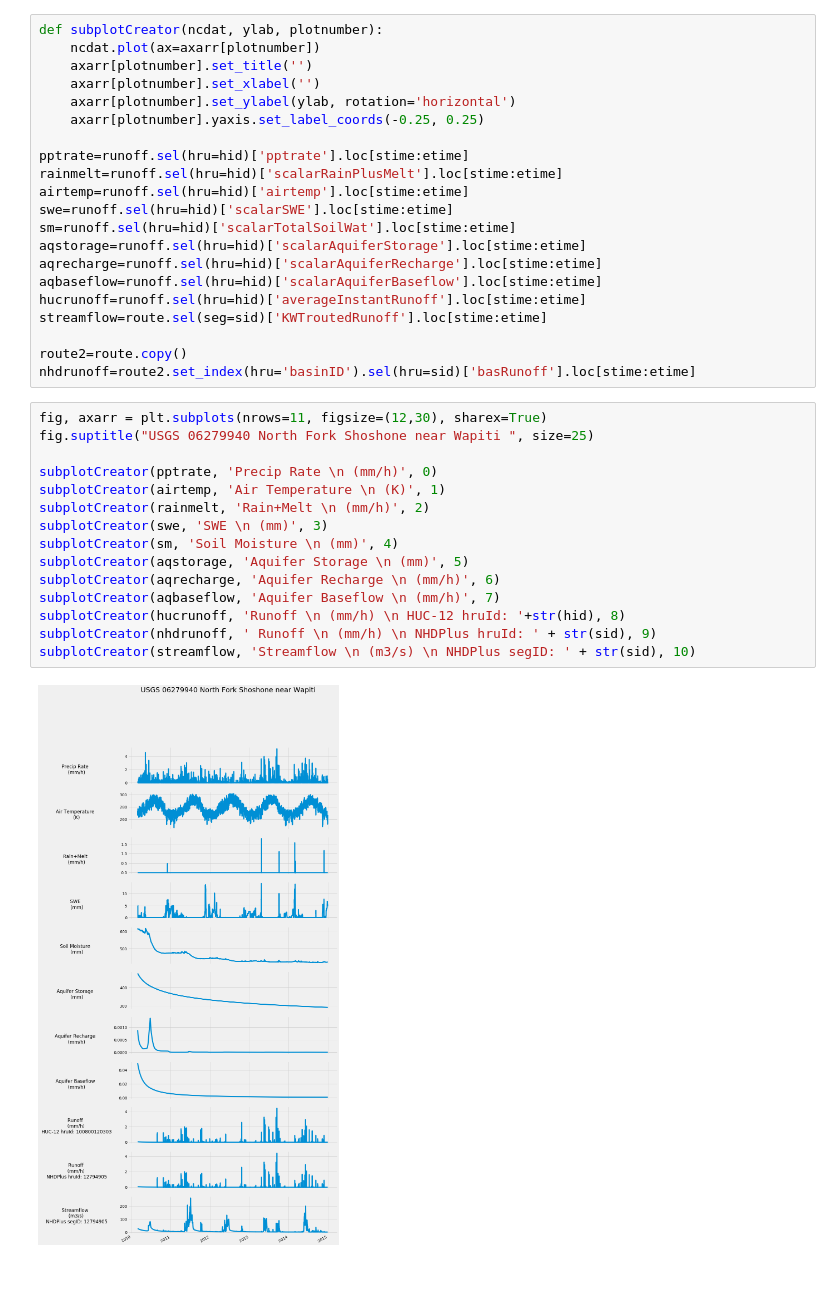
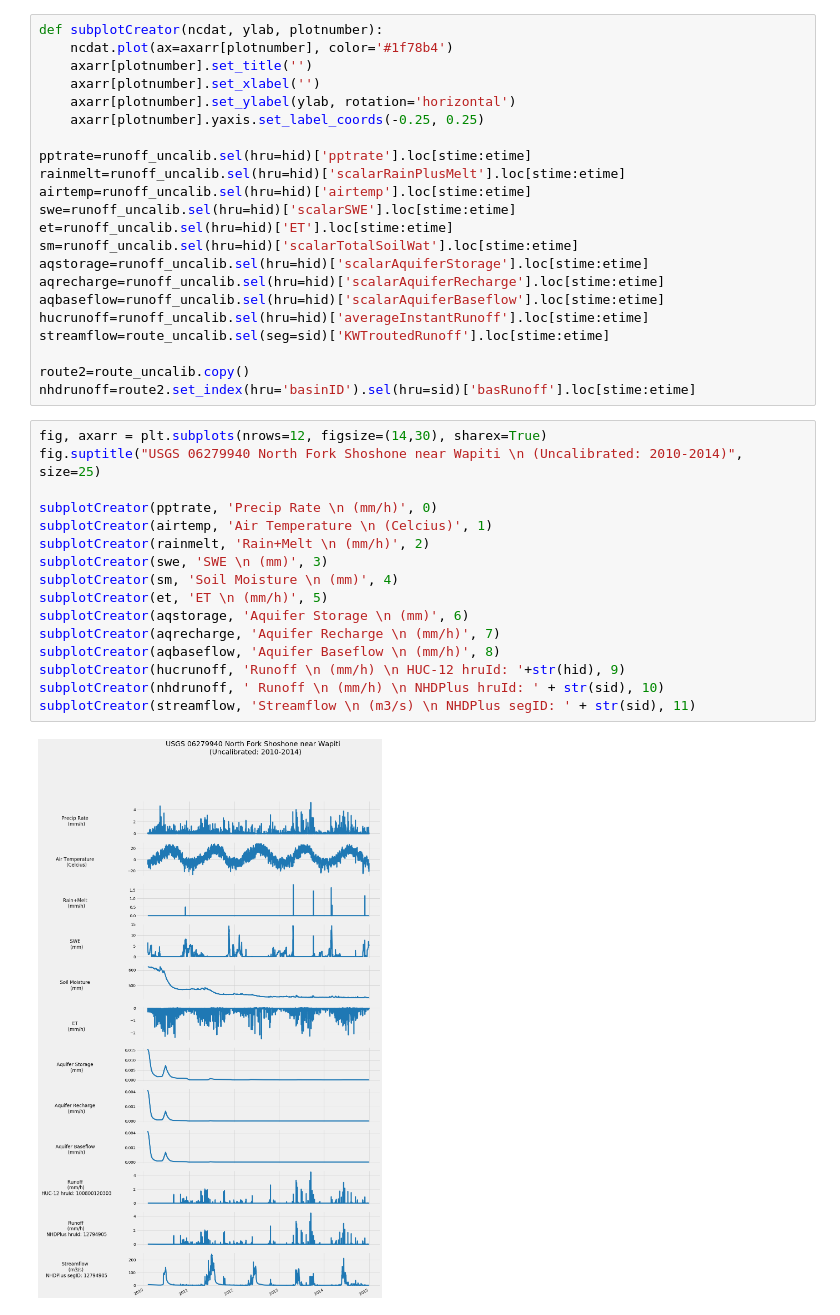
Before and after one commit to hydrofcst/luit, a Jupyter notebook: 06279940.ipynb, the cells around one changed output. Cells and saved outputs as stored; diff of their text form; blank space fills up the shorter version.

```diff
--- a/06279940.ipynb
+++ b/06279940.ipynb
@@ -60,38 +73,40 @@ unitConvert(route, 'basRunoff')
 # %%
 def subplotCreator(ncdat, ylab, plotnumber):
-    ncdat.plot(ax=axarr[plotnumber])
+    ncdat.plot(ax=axarr[plotnumber], color='#1f78b4')
     axarr[plotnumber].set_title('')
     axarr[plotnumber].set_xlabel('')
     axarr[plotnumber].set_ylabel(ylab, rotation='horizontal')
     axarr[plotnumber].yaxis.set_label_coords(-0.25, 0.25)
 
-pptrate=runoff.sel(hru=hid)['pptrate'].loc[stime:etime]
-rainmelt=runoff.sel(hru=hid)['scalarRainPlusMelt'].loc[stime:etime]
-airtemp=runoff.sel(hru=hid)['airtemp'].loc[stime:etime]
-swe=runoff.sel(hru=hid)['scalarSWE'].loc[stime:etime]
-sm=runoff.sel(hru=hid)['scalarTotalSoilWat'].loc[stime:etime]
-aqstorage=runoff.sel(hru=hid)['scalarAquiferStorage'].loc[stime:etime]
-aqrecharge=runoff.sel(hru=hid)['scalarAquiferRecharge'].loc[stime:etime]
-aqbaseflow=runoff.sel(hru=hid)['scalarAquiferBaseflow'].loc[stime:etime]
-hucrunoff=runoff.sel(hru=hid)['averageInstantRunoff'].loc[stime:etime]
-streamflow=route.sel(seg=sid)['KWTroutedRunoff'].loc[stime:etime]
+pptrate=runoff_uncalib.sel(hru=hid)['pptrate'].loc[stime:etime]
+rainmelt=runoff_uncalib.sel(hru=hid)['scalarRainPlusMelt'].loc[stime:etime]
+airtemp=runoff_uncalib.sel(hru=hid)['airtemp'].loc[stime:etime]
+swe=runoff_uncalib.sel(hru=hid)['scalarSWE'].loc[stime:etime]
+et=runoff_uncalib.sel(hru=hid)['ET'].loc[stime:etime]
+sm=runoff_uncalib.sel(hru=hid)['scalarTotalSoilWat'].loc[stime:etime]
+aqstorage=runoff_uncalib.sel(hru=hid)['scalarAquiferStorage'].loc[stime:etime]
+aqrecharge=runoff_uncalib.sel(hru=hid)['scalarAquiferRecharge'].loc[stime:etime]
+aqbaseflow=runoff_uncalib.sel(hru=hid)['scalarAquiferBaseflow'].loc[stime:etime]
+hucrunoff=runoff_uncalib.sel(hru=hid)['averageInstantRunoff'].loc[stime:etime]
+streamflow=route_uncalib.sel(seg=sid)['KWTroutedRunoff'].loc[stime:etime]
 
-route2=route.copy()
+route2=route_uncalib.copy()
 nhdrunoff=route2.set_index(hru='basinID').sel(hru=sid)['basRunoff'].loc[stime:etime]
 # %%
-fig, axarr = plt.subplots(nrows=11, figsize=(12,30), sharex=True)
-fig.suptitle("USGS 06279940 North Fork Shoshone near Wapiti ", size=25)
+fig, axarr = plt.subplots(nrows=12, figsize=(14,30), sharex=True)
+fig.suptitle("USGS 06279940 North Fork Shoshone near Wapiti \n (Uncalibrated: 2010-2014)", size=25)
 
 subplotCreator(pptrate, 'Precip Rate \n (mm/h)', 0)
-subplotCreator(airtemp, 'Air Temperature \n (K)', 1)
+subplotCreator(airtemp, 'Air Temperature \n (Celcius)', 1)
 subplotCreator(rainmelt, 'Rain+Melt \n (mm/h)', 2)
 subplotCreator(swe, 'SWE \n (mm)', 3)
 subplotCreator(sm, 'Soil Moisture \n (mm)', 4)
-subplotCreator(aqstorage, 'Aquifer Storage \n (mm)', 5)
-subplotCreator(aqrecharge, 'Aquifer Recharge \n (mm/h)', 6)
-subplotCreator(aqbaseflow, 'Aquifer Baseflow \n (mm/h)', 7)
-subplotCreator(hucrunoff, 'Runoff \n (mm/h) \n HUC-12 hruId: '+str(hid), 8)
-subplotCreator(nhdrunoff, ' Runoff \n (mm/h) \n NHDPlus hruId: ' + str(sid), 9)
-subplotCreator(streamflow, 'Streamflow \n (m3/s) \n NHDPlus segID: ' + str(sid), 10)
+subplotCreator(et, 'ET \n (mm/h)', 5)
+subplotCreator(aqstorage, 'Aquifer Storage \n (mm)', 6)
+subplotCreator(aqrecharge, 'Aquifer Recharge \n (mm/h)', 7)
+subplotCreator(aqbaseflow, 'Aquifer Baseflow \n (mm/h)', 8)
+subplotCreator(hucrunoff, 'Runoff \n (mm/h) \n HUC-12 hruId: '+str(hid), 9)
+subplotCreator(nhdrunoff, ' Runoff \n (mm/h) \n NHDPlus hruId: ' + str(sid), 10)
+subplotCreator(streamflow, 'Streamflow \n (m3/s) \n NHDPlus segID: ' + str(sid), 11)
 # %% [output]
-[figure, old version]
+[figure, new version]
```
Also changed, not shown: parts of 13 cells of this notebook.
